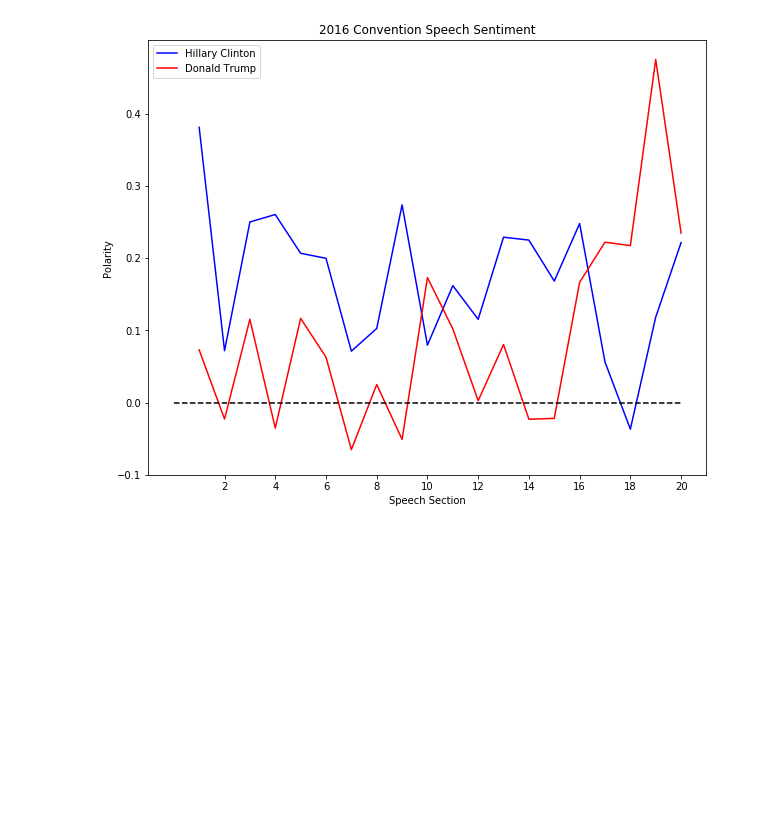
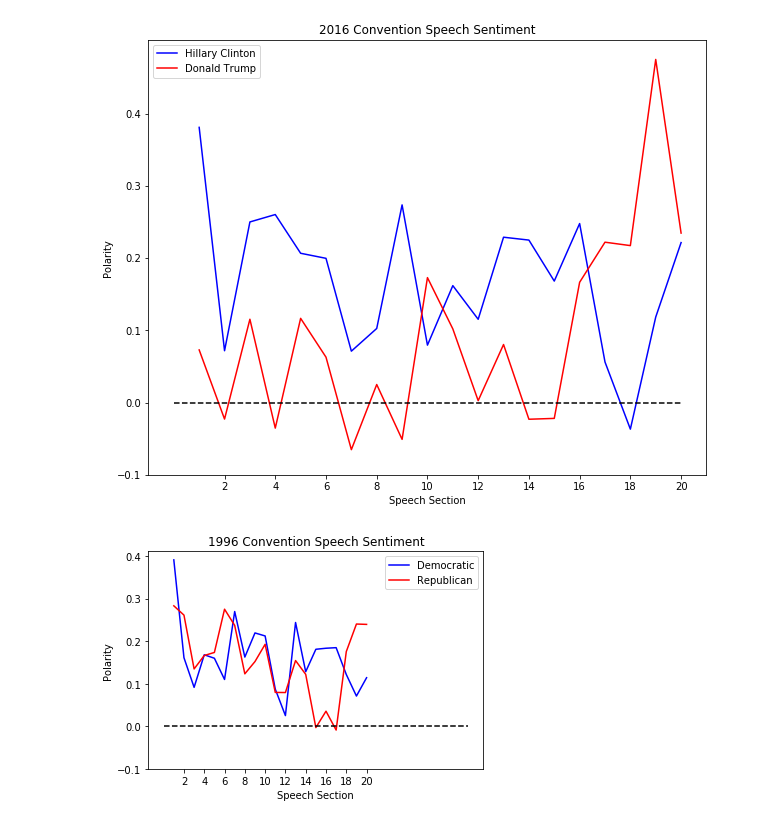
Before and after one commit to dgilbs/presidential_speeches, a Jupyter notebook: data_analysis.ipynb, the cells around one changed output. Drawn from its saved outputs; the diff is of its cells as text; code cells hidden in the pictures; blank space fills up the shorter version.

Commit message:
pulls more speeches and adds some modeling

```diff
--- a/data_analysis.ipynb
+++ b/data_analysis.ipynb
@@ -218,0 +246,2 @@ trump_speech = conventions[mask]["Speech"][24]
+# %%
+potus_speeches = pd.read_pickle("/Users/danielgilberg/data_science/metis/presidential_speeches/data/speeches.pkl")
@@ -218,0 +353,16 @@ trump_speech = conventions[mask]["Speech"][24]
+# %%
+temp_speech = potus_speeches.iloc[25]["Speech"]
+remove = temp_speech.maketrans('', '', string.punctuation)
+temp_speech = temp_speech.translate(remove)
+word_toke = nltk.word_tokenize(temp_speech)
+en_stop = get_stop_words('en')
+word_toke = [word.lower() for word in word_toke]
+p_stemmer = PorterStemmer()
+stemmed_toke = [p_stemmer.stem(i) for i in word_toke]
+c_vect = CountVectorizer(stop_words=en_stop)
+c_fit = c_vect.fit_transform(word_toke)
+lda.fit(c_fit)
+for topic_idx, topic in enumerate(lda.components_):
+    print ("Topic #%d:" % topic_idx)
+    print (" ".join([cv.get_feature_names()[i]
+                    for i in topic.argsort()[:-10 - 1:-1]]))
@@ -244,3 +415,33 @@ plt.legend()
 # %% [output]
 <matplotlib.legend.Legend at 0x...>
 [figure]
+# %%
+years = list(range(1992, 2017,4))
+for year in years[1:2]:
+    party_colors = {"Republican": "red", "Democratic": "blue"}
+    df = conventions[conventions.Year==year]
+    speech1 = df.iloc[0]["Speech"]
+    party1 = df.iloc[0]["Party"]
+    y1 = list()
+    speech1_parts = textwrap.wrap(speech1, len(speech1)//20)[:-1]
+    for a in speech1_parts:
+        y1.append(TextBlob(a).sentiment.polarity)
+    zeros = np.zeros(31)
+    speech2 = df.iloc[1]["Speech"]
+    party2 = df.iloc[1]["Party"]
+    y2 = list()
+    speech2_parts = textwrap.wrap(speech2, len(speech2)//20)[:-1]
+    for a in speech2_parts:
+        y2.append(TextBlob(a).sentiment.polarity)
+    x = range(1,21)
+    plt.plot(x, y1, color=party_colors[party1], label=party1)
+    plt.plot(x, y2, color=party_colors[party2], label=party2)
+    plt.plot(list(range(0,31)), zeros,"--", color="black")
+    plt.xticks(range(2,21,2))
+    plt.yticks(np.arange(-0.1, 0.5, 0.1))
+    plt.xlabel("Speech Section")
+    plt.ylabel("Polarity")
+    plt.title(str(year) + " Convention Speech Sentiment")
+    plt.legend()
+# %% [output]
+[figure, added]
```
Also changed, not shown: parts of 13 cells of this notebook, 5 other files.
